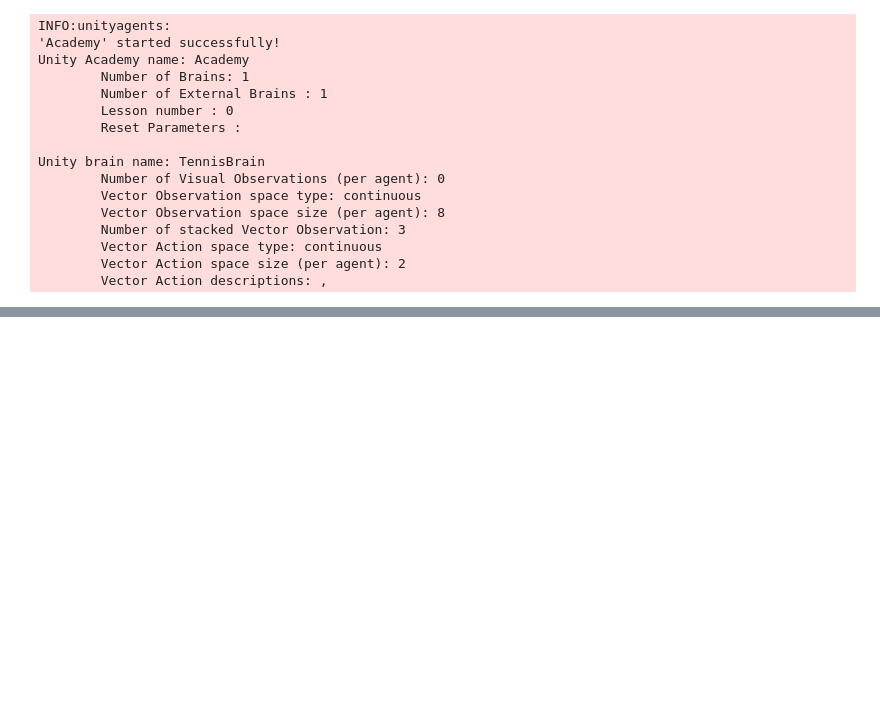
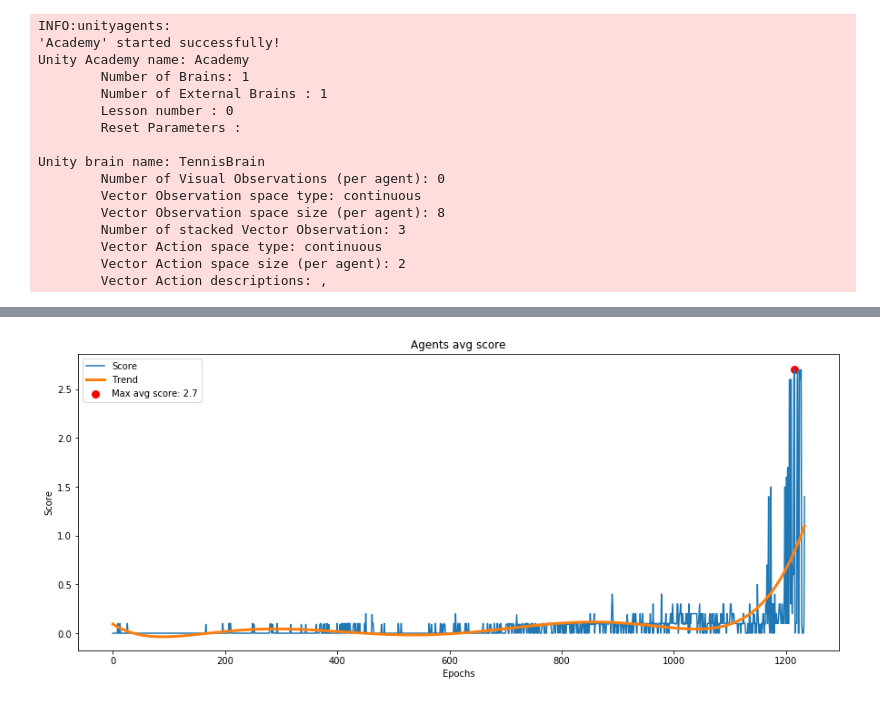
Before and after one commit to jscriptcoder/Multi-Agent-Collaboration-and-Competition, a Jupyter notebook: Tennis.ipynb, the cells around one changed output, grey strips where cells are left out. Saved outputs shown, nothing was run; the diff lists cells and outputs as text; code cells hidden in the pictures; blank space fills up the shorter version.

Commit message:
MADDPG solves the environment

```diff
--- a/Tennis.ipynb
+++ b/Tennis.ipynb
@@ -113,7 +113,7 @@ from agent.replay_buffer import ReplayBuffer
 from agent.config import Config
 from agent.utils import EnvironmentAdapterForUnity
 # %%
-env = UnityEnvironment(file_name='./env/Tennis.app')
+env = UnityEnvironment(file_name='./env/Tennis.app', no_graphics=True)
 brain_name = env.brain_names[0]
 brain = env.brains[brain_name]
 env_info = env.reset(train_mode=True)[brain_name]
@@ -148,18 +148,18 @@ config.num_agents = 2
 config.env = unity_env
 config.env_solved = 0.5
 config.times_solved = 100
-config.num_episodes = 2000
+config.num_episodes = 3000
 config.num_updates = 1
-config.max_steps = 5000
+config.max_steps = 3000
 config.buffer_size = int(1e6)
 config.batch_size = 512
 config.state_size = state_size
 config.action_size = action_size
 config.gamma = 0.99
-config.tau = 5e-3
+config.tau = 1e-2
 config.lr_actor = 1e-3
 config.lr_critic = 1e-3
-config.hidden_actor = (512,)
+config.hidden_actor = (64, 64)
 config.hidden_critic = (512,)
 config.activ_actor = F.relu
 config.activ_critic = F.relu
@@ -168,17 +168,18 @@ config.optim_critic = Adam
 # config.grad_clip_actor = 5
 # config.grad_clip_critic = 5
 config.update_every = 1
-config.ou_mu = 0.0
-config.ou_theta = 0.15
-config.ou_sigma = 0.2
+config.use_ou_noise = False
+# config.ou_mu = 0.0
+# config.ou_theta = 0.15
+# config.ou_sigma = 0.2
+config.expl_noise = 0.1
 # config.noise_weight = 1.0
 # config.noise_decay = 1.0
-config.policy_noise = 0.2
-config.noise_clip = 0.5
-config.policy_freq_update = 2
-config.end_on_solved = False
+# config.policy_noise = 0.2
+# config.noise_clip = 0.5
+config.policy_freq_update = 1
 # %%
-ml_agent = MultiAgent(TD3Agent, config)
+ml_agent = MultiAgent(DDPGAgent, config)
 # %%
 ml_agent.summary()
 # %% [output]
@@ -204,4 +223,6 @@ score = ml_agent.train()
 # %%
 from agent.utils import plot_scores
 # %%
-plot_scores(score, polyfit_deg=4)
+plot_scores(score, polyfit_deg=6)
+# %% [output]
+[figure, added]
```
Also changed, not shown: parts of 2 cells of this notebook, 10 other files.
